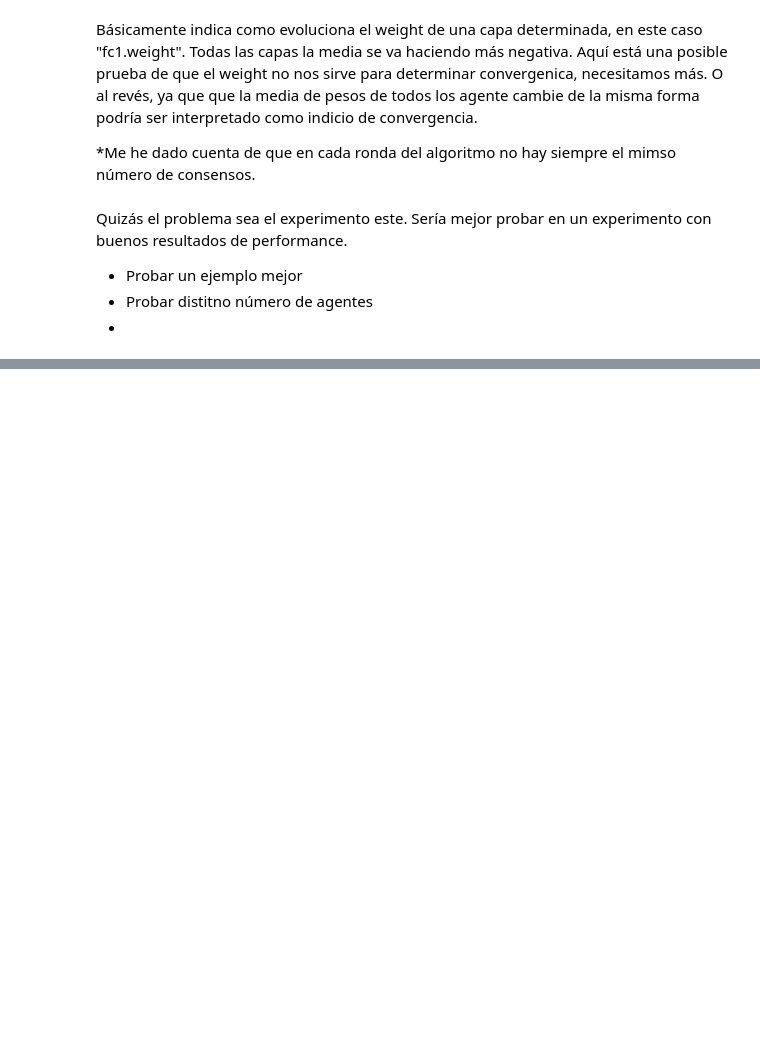
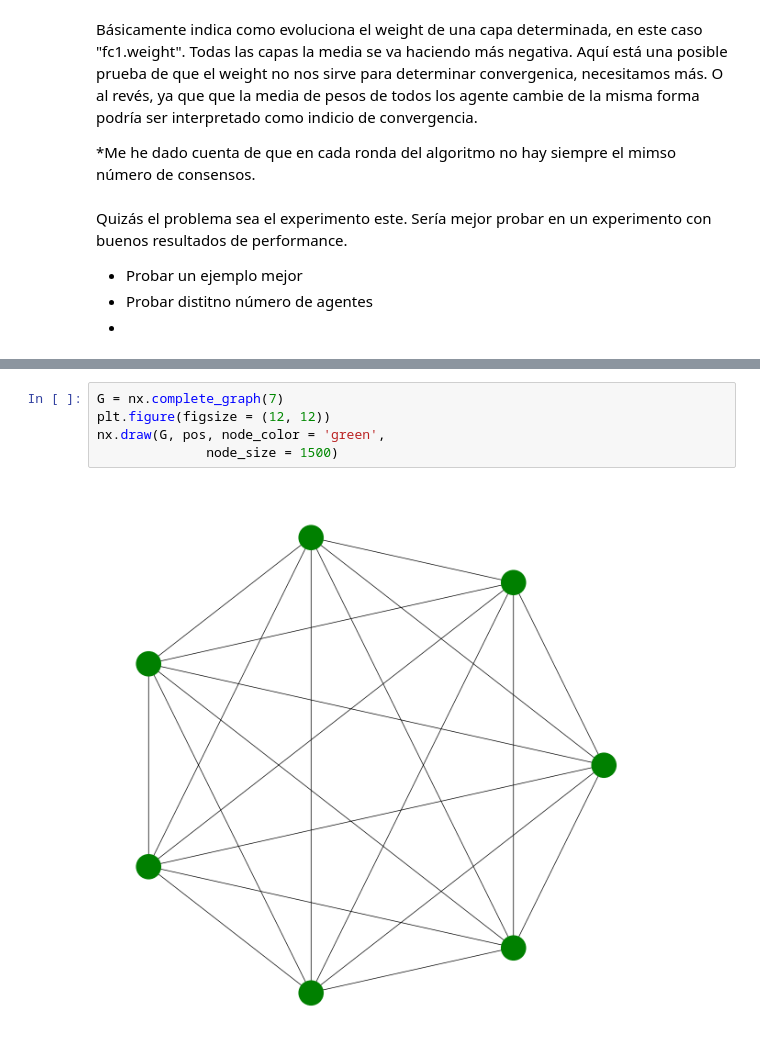
Before and after one commit to logosamuel02/tfg_samuel, a Jupyter notebook: notebooks/plots_10.ipynb, the cells around one changed output, grey strips where cells are left out. Cells and saved outputs as stored; diff of their text form; blank space fills up the shorter version.

```diff
--- a/notebooks/plots_10.ipynb
+++ b/notebooks/plots_10.ipynb
@@ -219,0 +232,7 @@ Quizás el problema sea el experimento este. Sería mejor probar en un experimen
+# %%
+G = nx.complete_graph(7)
+plt.figure(figsize = (12, 12))
+nx.draw(G, pos, node_color = 'green',
+              node_size = 1500)
+# %% [output]
+[figure, added]
```
Also changed, not shown: parts of 2 cells of this notebook, 11 other files.
